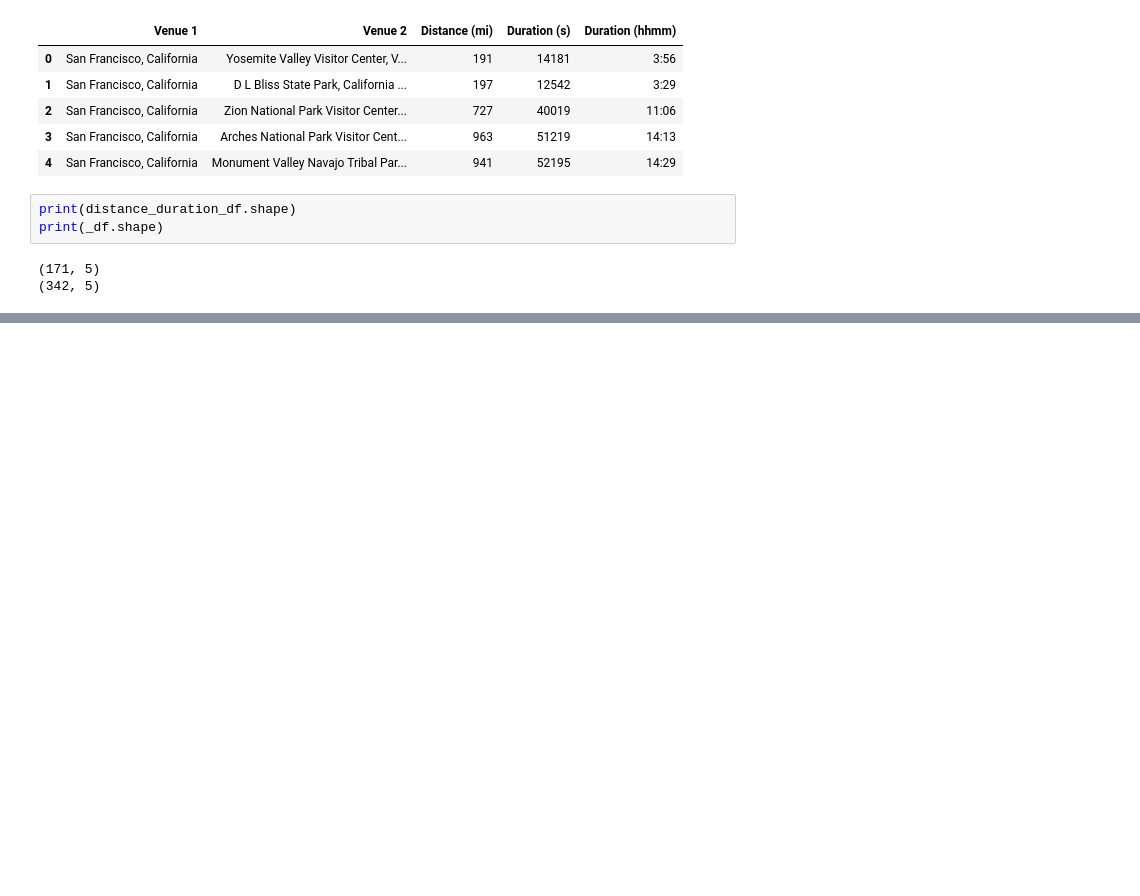
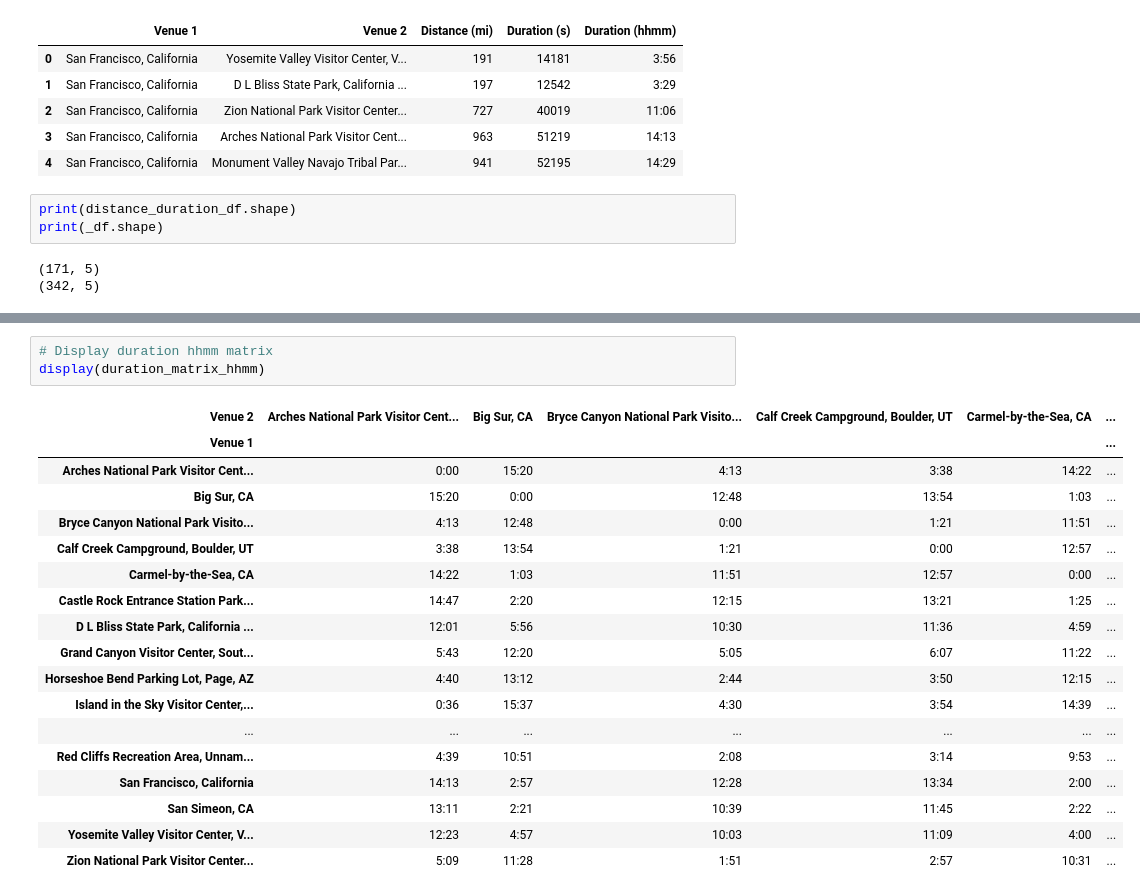
Before and after one commit to hcederna/road-trip-optimization, a Jupyter notebook: Road Trip Optimization.ipynb, the cells around one changed output, grey strips where cells are left out. Drawn from its saved outputs; the diff is of its cells as text; blank space fills up the shorter version.

```diff
--- a/Road Trip Optimization.ipynb
+++ b/Road Trip Optimization.ipynb
@@ -122,0 +172,22 @@ print(_df.shape)
+# %%
+# Display duration hhmm matrix
+display(duration_matrix_hhmm)
+# %% [output]
+| Venue 2 | Arches National Park Visitor Cent... | Big Sur, CA | Bryce Canyon National Park Visito... | Calf Creek Campground, Boulder, UT | Carmel-by-the-Sea, CA | ... |
+| Venue 1 |  |  |  |  |  | ... |
+| Arches National Park Visitor Cent... | 0:00 | 15:20 | 4:13 | 3:38 | 14:22 | ... |
+| Big Sur, CA | 15:20 | 0:00 | 12:48 | 13:54 | 1:03 | ... |
+| Bryce Canyon National Park Visito... | 4:13 | 12:48 | 0:00 | 1:21 | 11:51 | ... |
+| Calf Creek Campground, Boulder, UT | 3:38 | 13:54 | 1:21 | 0:00 | 12:57 | ... |
+| Carmel-by-the-Sea, CA | 14:22 | 1:03 | 11:51 | 12:57 | 0:00 | ... |
+| Castle Rock Entrance Station Park... | 14:47 | 2:20 | 12:15 | 13:21 | 1:25 | ... |
+| D L Bliss State Park, California ... | 12:01 | 5:56 | 10:30 | 11:36 | 4:59 | ... |
+| Grand Canyon Visitor Center, Sout... | 5:43 | 12:20 | 5:05 | 6:07 | 11:22 | ... |
+| Horseshoe Bend Parking Lot, Page, AZ | 4:40 | 13:12 | 2:44 | 3:50 | 12:15 | ... |
+| Island in the Sky Visitor Center,... | 0:36 | 15:37 | 4:30 | 3:54 | 14:39 | ... |
+| ... | ... | ... | ... | ... | ... | ... |
+| Red Cliffs Recreation Area, Unnam... | 4:39 | 10:51 | 2:08 | 3:14 | 9:53 | ... |
+| San Francisco, California | 14:13 | 2:57 | 12:28 | 13:34 | 2:00 | ... |
+| San Simeon, CA | 13:11 | 2:21 | 10:39 | 11:45 | 2:22 | ... |
+| Yosemite Valley Visitor Center, V... | 12:23 | 4:57 | 10:03 | 11:09 | 4:00 | ... |
+| Zion National Park Visitor Center... | 5:09 | 11:28 | 1:51 | 2:57 | 10:31 | ... |
```
Also changed, not shown: parts of 3 cells of this notebook.
